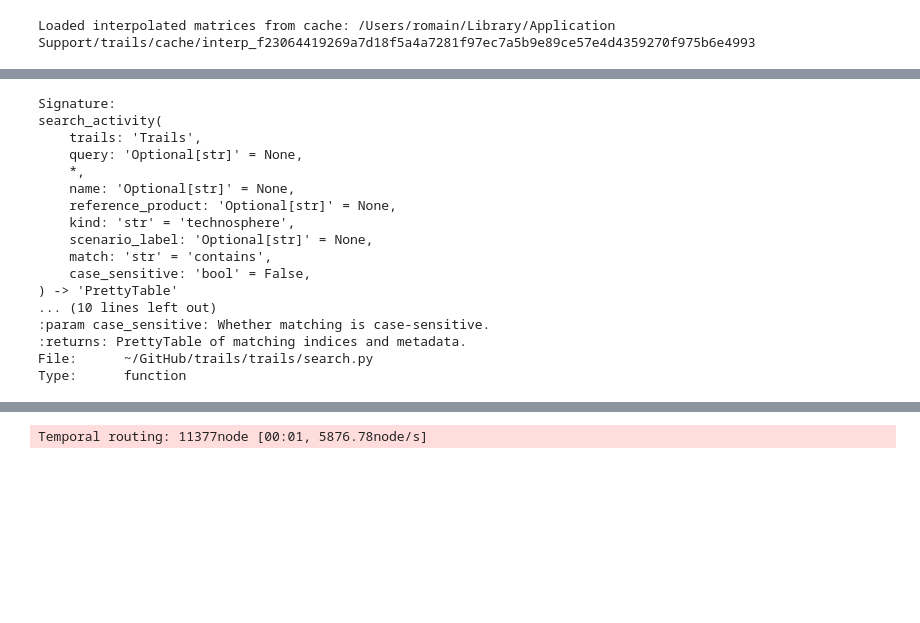
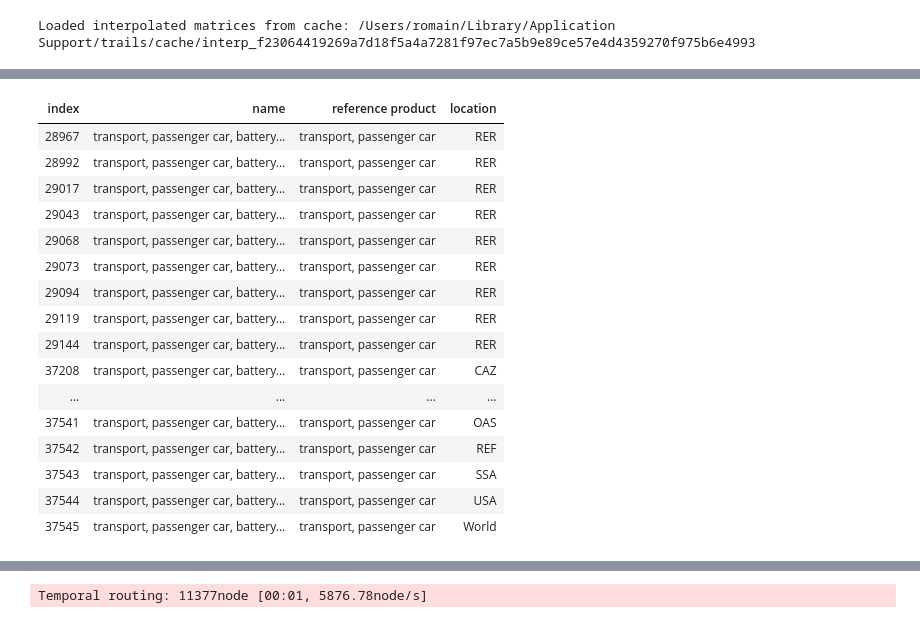
Before and after one commit to Laboratory-for-Energy-Systems-Analysis/trails, a Jupyter notebook: dev/example/ecoinvent example.ipynb, the cells around one changed output, grey strips where cells are left out. Cells and saved outputs as stored; diff of their text form; code cells hidden in the pictures; blank space fills up the shorter version.

```diff
--- a/dev/example/ecoinvent example.ipynb
+++ b/dev/example/ecoinvent example.ipynb
@@ -39,20 +16,20 @@ search_activity(trails, name="carbon dioxide, captured and stored", kind="techno
-# %%
-search_activity?
-# %% [output]
-Signature:
-search_activity(
-    trails: 'Trails',
-    query: 'Optional[str]' = None,
-    *,
-    name: 'Optional[str]' = None,
-    reference_product: 'Optional[str]' = None,
-    kind: 'str' = 'technosphere',
-    scenario_label: 'Optional[str]' = None,
-    match: 'str' = 'contains',
-    case_sensitive: 'bool' = False,
-) -> 'PrettyTable'
-... (10 lines left out)
-:param case_sensitive: Whether matching is case-sensitive.
-:returns: PrettyTable of matching indices and metadata.
-File:      ~/GitHub/trails/trails/search.py
-Type:      function
+# %%
+search_activity(trails, name="transport, passenger car, battery")
+# %% [output]
+| index | name | reference product | location |
+| 28967 | transport, passenger car, battery... | transport, passenger car | RER |
+| 28992 | transport, passenger car, battery... | transport, passenger car | RER |
+| 29017 | transport, passenger car, battery... | transport, passenger car | RER |
+| 29043 | transport, passenger car, battery... | transport, passenger car | RER |
+| 29068 | transport, passenger car, battery... | transport, passenger car | RER |
+| 29073 | transport, passenger car, battery... | transport, passenger car | RER |
+| 29094 | transport, passenger car, battery... | transport, passenger car | RER |
+| 29119 | transport, passenger car, battery... | transport, passenger car | RER |
+| 29144 | transport, passenger car, battery... | transport, passenger car | RER |
+| 37208 | transport, passenger car, battery... | transport, passenger car | CAZ |
+| ... | ... | ... | ... |
+| 37541 | transport, passenger car, battery... | transport, passenger car | OAS |
+| 37542 | transport, passenger car, battery... | transport, passenger car | REF |
+| 37543 | transport, passenger car, battery... | transport, passenger car | SSA |
+| 37544 | transport, passenger car, battery... | transport, passenger car | USA |
+| 37545 | transport, passenger car, battery... | transport, passenger car | World |
```
Also changed, not shown: parts of 11 cells of this notebook, 8 other files.
